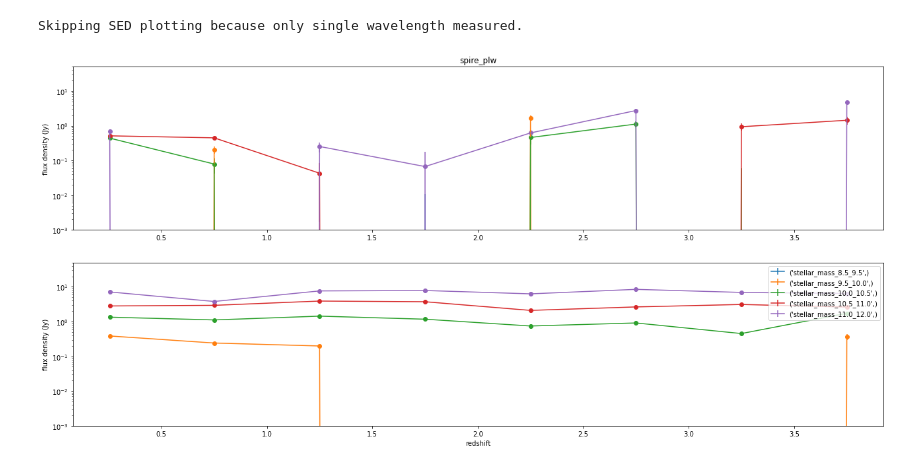
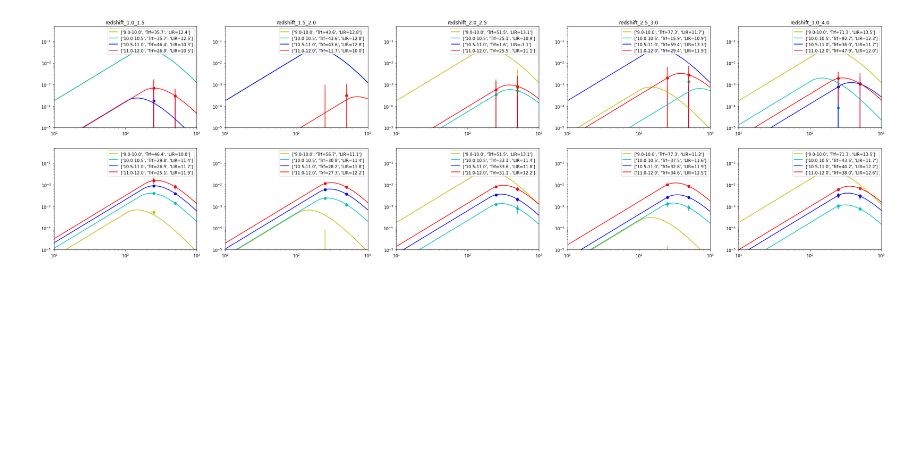
Before and after one commit to marcoviero/simstack3, a Jupyter notebook: notebooks/example_perform_simstack.ipynb, the cells around one changed output. Saved outputs shown, nothing was run; the diff lists cells and outputs as text; code cells hidden in the pictures; blank space fills up the shorter version.

```diff
--- a/notebooks/example_perform_simstack.ipynb
+++ b/notebooks/example_perform_simstack.ipynb
@@ -33,0 +49,3 @@ Skipping SED estimates because only single wavelength measured.
+# %%
+# Pass saved results into SimstackPlots
+simstack_object = SimstackPlots(simstack_object)
@@ -33,0 +55,2 @@ Skipping SED estimates because only single wavelength measured.
+# %%
+sed_results_dict = simstack_object.results_dict['sed_bootstrap_results_dict']
@@ -34,8 +62,5 @@ Skipping SED estimates because only single wavelength measured.
 # %%
-simstack_object.plot_seds()
+# Plot SEDs at each redshift
+simstack_object.plot_seds(sed_results_dict)
 # %% [output]
-Skipping SED plotting because only single wavelength measured.
+[figure, added]
-# %%
-simstack_object.plot_flux_densities()
-# %% [output]
-[figure, removed]
```
Also changed, not shown: parts of 7 cells of this notebook, 11 other files.
